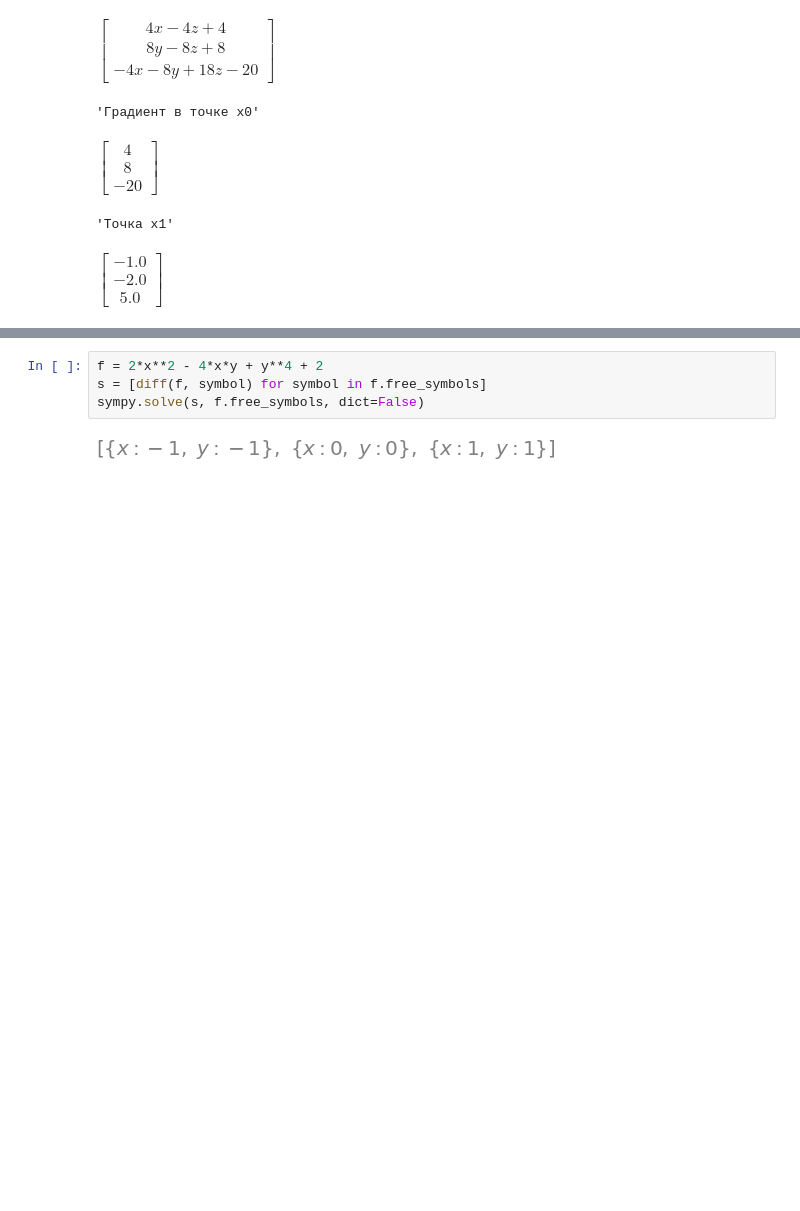
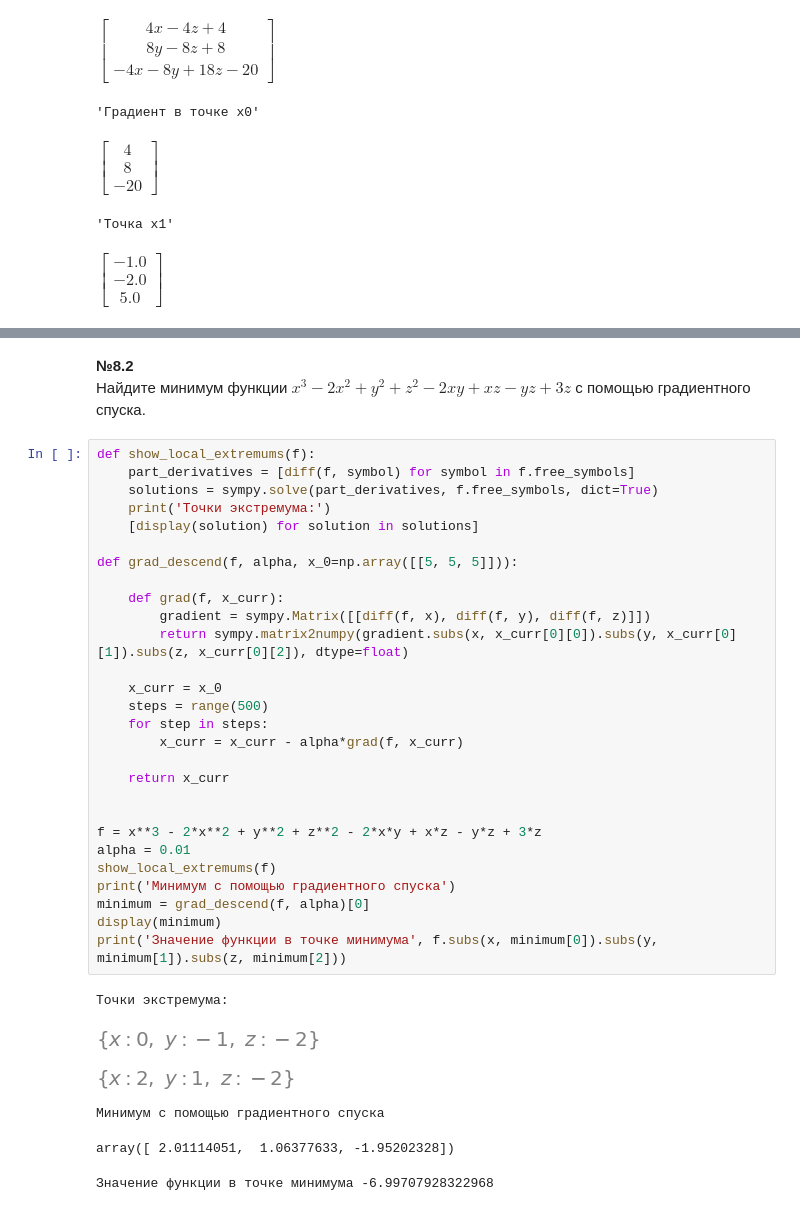
Before and after one commit to ScReameer/DS-learning, a Jupyter notebook: Math/Block-5/Module-5. Mathematical analysis II/Practice.ipynb, the cells around one changed output, grey strips where cells are left out. Saved outputs shown, nothing was run; the diff lists cells and outputs as text; blank space fills up the shorter version.

Commit message:
gradient descent

```diff
--- a/Math/Block-5/Module-5. Mathematical analysis II/Practice.ipynb
+++ b/Math/Block-5/Module-5. Mathematical analysis II/Practice.ipynb
@@ -760,6 +762,38 @@ show_local_extremums(f)
-# %%
-f = 2*x**2 - 4*x*y + y**4 + 2
-s = [diff(f, symbol) for symbol in f.free_symbols]
-sympy.solve(s, f.free_symbols, dict=False)
-# %% [output]
-[figure, removed]
+# %% [markdown]
+**№8.2**
+Найдите минимум функции $x^3 - 2x^2 + y^2 + z^2 - 2xy + xz - yz + 3z$ с помощью градиентного спуска.
+# %%
+def show_local_extremums(f):
+    part_derivatives = [diff(f, symbol) for symbol in f.free_symbols]
+    solutions = sympy.solve(part_derivatives, f.free_symbols, dict=True)
+    print('Точки экстремума:')
+    [display(solution) for solution in solutions]
+
+def grad_descend(f, alpha, x_0=np.array([[5, 5, 5]])):
+
+    def grad(f, x_curr):
+        gradient = sympy.Matrix([[diff(f, x), diff(f, y), diff(f, z)]])
+        return sympy.matrix2numpy(gradient.subs(x, x_curr[0][0]).subs(y, x_curr[0][1]).subs(z, x_curr[0][2]), dtype=float)
+
+    x_curr = x_0
+    steps = range(500)
+    for step in steps:
+        x_curr = x_curr - alpha*grad(f, x_curr)
+
+    return x_curr
+
+
+f = x**3 - 2*x**2 + y**2 + z**2 - 2*x*y + x*z - y*z + 3*z
+alpha = 0.01
+show_local_extremums(f)
+print('Минимум с помощью градиентного спуска')
+minimum = grad_descend(f, alpha)[0]
+display(minimum)
+print('Значение функции в точке минимума', f.subs(x, minimum[0]).subs(y, minimum[1]).subs(z, minimum[2]))
+# %% [output]
+Точки экстремума:
+[figure, added]
+[figure, added]
+Минимум с помощью градиентного спуска
+array([ 2.01114051,  1.06377633, -1.95202328])
+Значение функции в точке минимума -6.99707928322968
```
Also changed, not shown: parts of 2 cells of this notebook, 1 other file.
